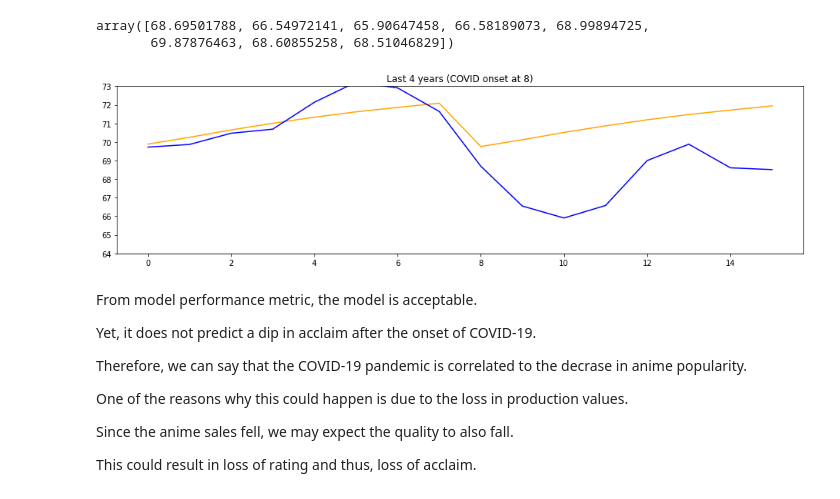
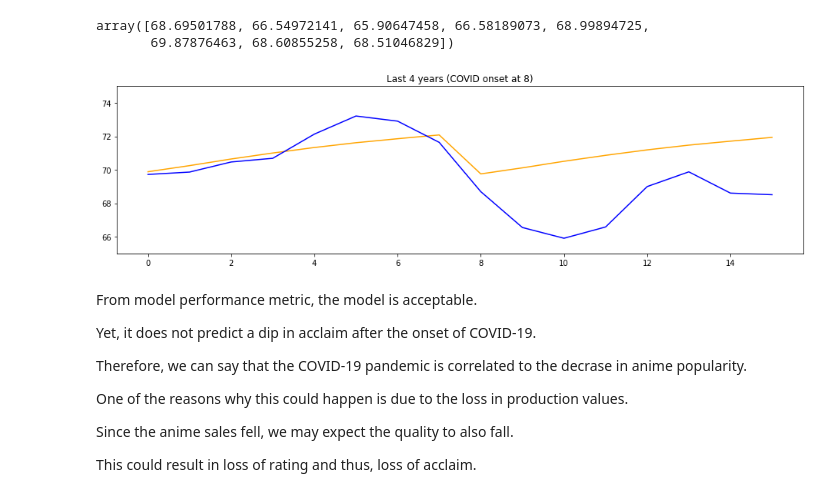
Before and after one commit to ChanyutJean/2143488-Big-Data-AI-HW, a Jupyter notebook: BIG_DATA_AI_PROJECT.ipynb, the cells around one changed output. Drawn from its saved outputs; the diff is of its cells as text; code cells hidden in the pictures.

```diff
--- a/BIG_DATA_AI_PROJECT.ipynb
+++ b/BIG_DATA_AI_PROJECT.ipynb
@@ -1063,19 +1063,19 @@ array([68.69501788, 66.54972141, 65.90647458, 66.58189073, 68.99894725,
 # %%
 # Concatenate testing and prediction data, and plot the prediction versus actual data.
 # The prediction comes in bundle of 8 timesteps.
 # Since 8 new timesteps is given for prediction data, the prediction takes a dip due to the new data given.
 pred_acclaim = np.concatenate([test_pred_acclaim, predict_pred_acclaim])
 actual_acclaim = np.concatenate([test_actual_acclaim, predict_actual_acclaim])
 
 plt.figure(figsize=(16, 4))
 plt.plot(pred_acclaim, color="orange")
 plt.plot(actual_acclaim, color="blue")
 ax = plt.gca()
-ax.set_ylim([64, 73])
+ax.set_ylim([65, 75])
 ax.set_title("Last 4 years (COVID onset at 8)")
 plt.show()
 # %% [output]
-[figure, old version]
+[figure, new version]
 # %% [markdown]
 From model performance metric, the model is acceptable.
 
```
Also changed, not shown: parts of 6 cells of this notebook.
